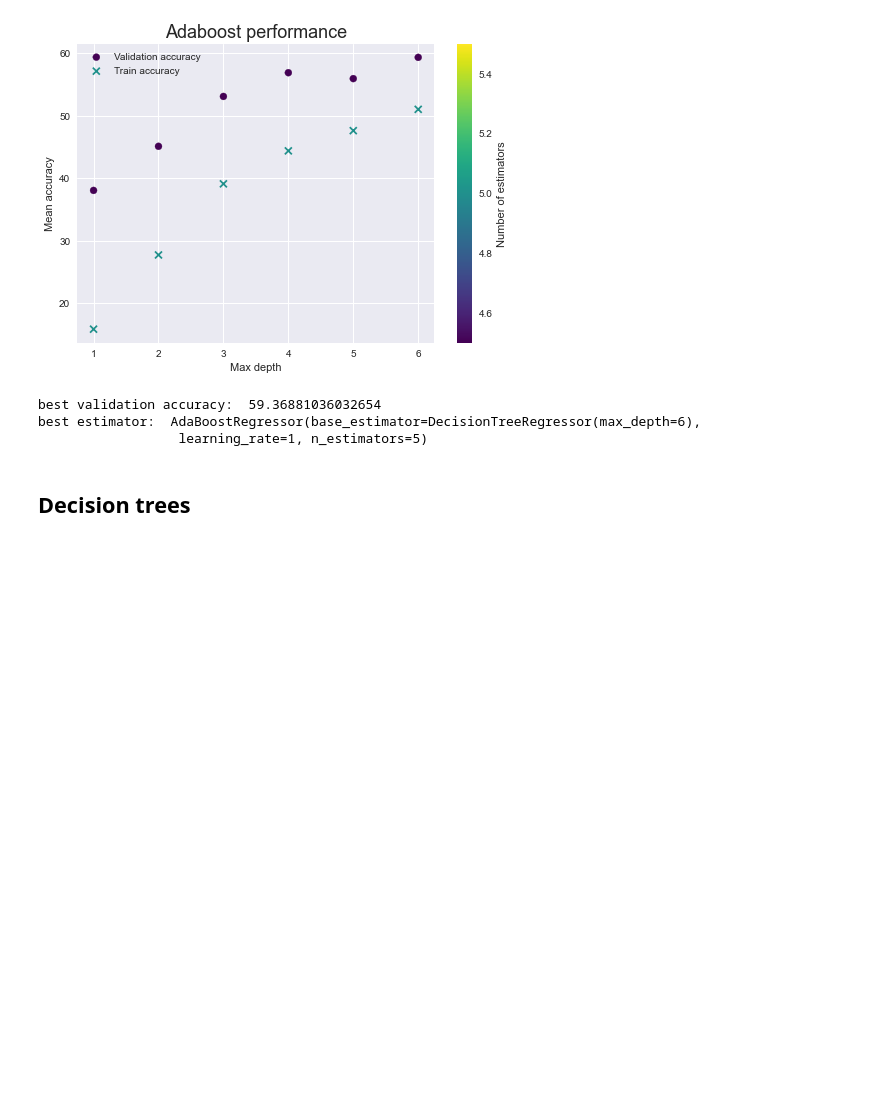
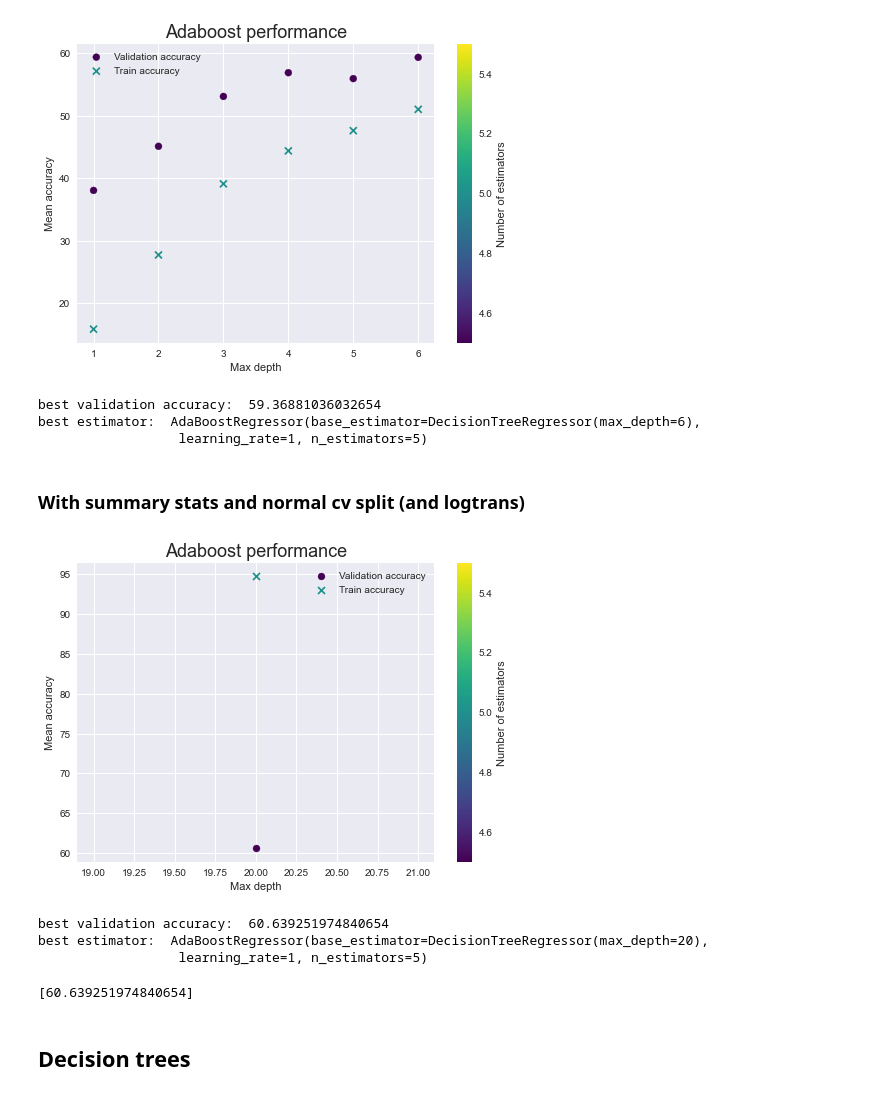
Before and after one commit to s183920/02582_Computational_Data_Analysis, a Jupyter notebook: Case1/hpc_models.ipynb, the cells around one changed output. Saved outputs shown, nothing was run; the diff lists cells and outputs as text; code cells hidden in the pictures; blank space fills up the shorter version.

```diff
--- a/Case1/hpc_models.ipynb
+++ b/Case1/hpc_models.ipynb
@@ -14,13 +14,13 @@ plt.style.use("seaborn")
 ## Adaboost
 # %%
 class AdaboostEvaluator:
-    def __init__(self, file):
+    def __init__(self, file, trns = lambda x: x, inv_trns = lambda x: x):
         self.gs = pickle.load( open(file, "rb"))
 
         self.max_depth = [self.gs["max_depth"][i] for i in range(len(self.gs["max_depth"])) if self.gs["boost_grid"][i] is not None]
         self.n_estimators = [self.gs["boost_grid"][i].best_estimator_.n_estimators for i in range(len(self.max_depth))]# if gs["boost_grid"][i] is not None]
-        self.acc_train = [accuracy_score(y_train, self.gs["boost_grid"][i].best_estimator_.predict(X_train)) for i in range(len(self.max_depth))]
-        self.acc_val = [accuracy_score(y_val, self.gs["boost_grid"][i].best_estimator_.predict(X_val)) for i in range(len(self.max_depth))]
+        self.acc_train = [accuracy_score(y_train, inv_trns(self.gs["boost_grid"][i].best_estimator_.predict(X_train))) for i in range(len(self.max_depth))]
+        self.acc_val = [accuracy_score(y_val, inv_trns(self.gs["boost_grid"][i].best_estimator_.predict(X_val))) for i in range(len(self.max_depth))]
         self.best_estimator = self.gs["boost_grid"][np.argmax(self.acc_train)].best_estimator_
 
     def plot(self):
@@ -77,6 +77,29 @@ print("best estimator: ", eval.best_estimator)
 best validation accuracy:  59.36881036032654
 best estimator:  AdaBoostRegressor(base_estimator=DecisionTreeRegressor(max_depth=6),
                   learning_rate=1, n_estimators=5)
+# %% [markdown]
+### With summary stats and normal cv split (and logtrans)
+# %%
+X, X_train, X_val, y, y_train, y_val = get_data(data_format="summary_stats")
+trns = lambda x: np.log(x)
+inv_trns = lambda x: np.exp(x)
+eval = AdaboostEvaluator("models/logtrans_model_adaboost_data_summary_stats.pkl", trns, inv_trns)
+eval.plot()
+# %% [output]
+[figure, added]
+# %%
+print("best validation accuracy: ", max(eval.acc_val))
+print("best estimator: ", eval.best_estimator)
+# %% [output]
+best validation accuracy:  60.639251974840654
+best estimator:  AdaBoostRegressor(base_estimator=DecisionTreeRegressor(max_depth=20),
+                  learning_rate=1, n_estimators=5)
+# %%
+# eval.gs["boost_grid"]
+eval.acc_train
+eval.acc_val
+# %% [output]
+[60.639251974840654]
 # %% [markdown]
 ## Decision trees
 # %% [markdown]
```
Also changed, not shown: 1 other file.
